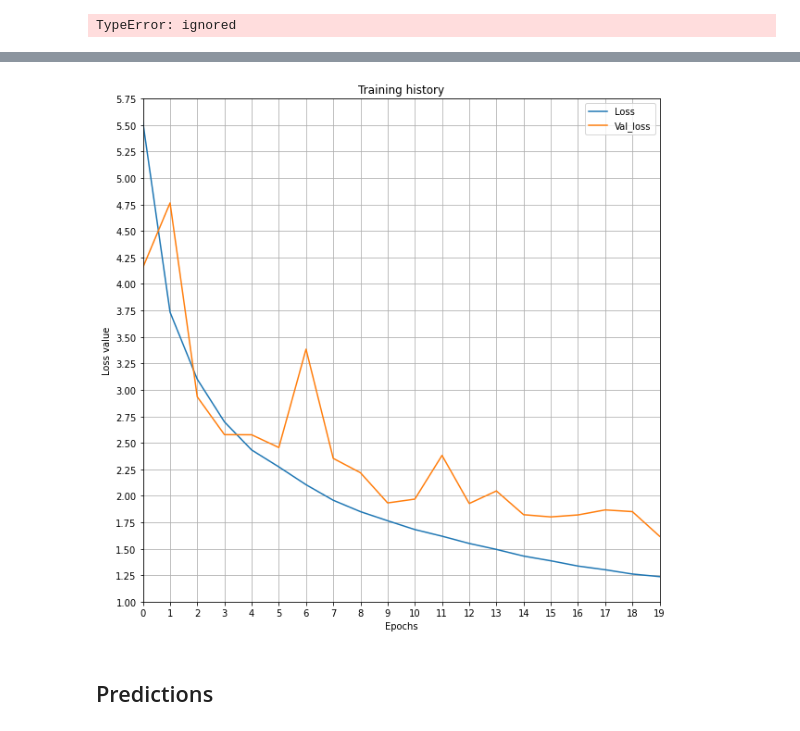
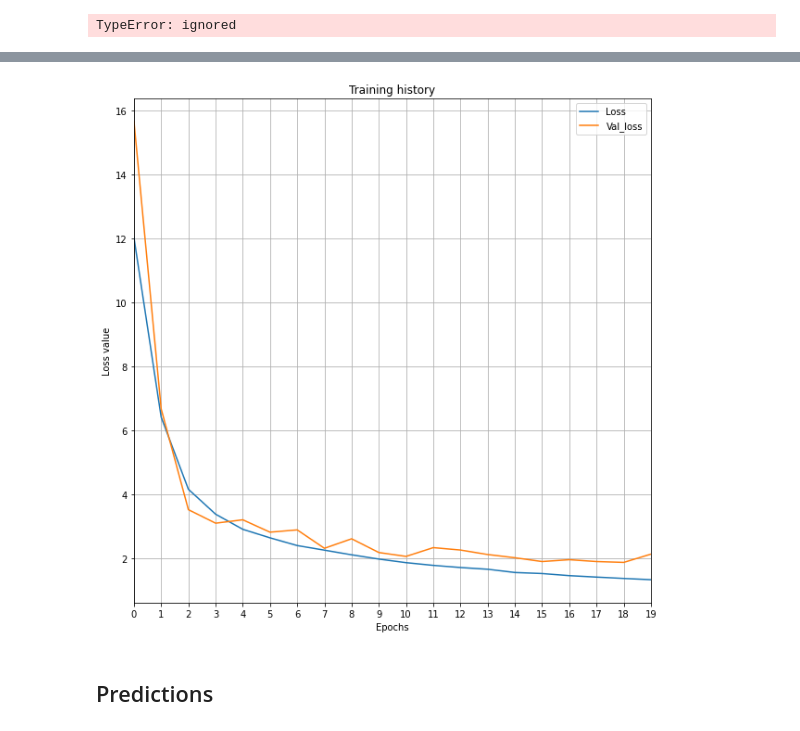
Before and after one commit to Zokoban/pyOCRTEN, a Jupyter notebook: ocr_project.ipynb, the cells around one changed output, grey strips where cells are left out. Drawn from its saved outputs; the diff is of its cells as text; code cells hidden in the pictures.

```diff
--- a/ocr_project.ipynb
+++ b/ocr_project.ipynb
@@ -253,8 +253,9 @@ for j, i in enumerate(np.random.randint(low=0, high=len(X_t), size=[6])):
 #############
 
 import string
-charList = list(string.ascii_lowercase)
-
+#charList = list(string.ascii_lowercase)
+#charList = list('!\'.?abcdefghijklmnopqrstuvwxyz')
+charList = list(' !"#$%&\'()*+,-./0123456789:;<=>?@ABCDEFGHIJKLMNOPQRSTUVWXYZ[\\]^_`abcdefghijklmnopqrstuvwxyz{|}~')
 #------------------------------------------------
 
 def encode_labels(labels):
@@ -275,7 +276,7 @@ def encode_labels(labels):
 dataset_train = dataset_train.map(lambda X,y : [X, encode_labels(y)])
 
 # Encode of y_test
-#dataset_test = dataset_test.map(lambda X,y : [X, encode_labels(y)])
+dataset_validation = dataset_test.map(lambda X,y : [X, encode_labels(y)])
 
 #--------------------------------------------------------------------
 
@@ -286,7 +287,14 @@ dataset_train = dataset_train.map(lambda X,y : [X, encode_labels(y)])
 a = encode_labels(y_train[:10])
 
 print(y_train[:10])
-tf.sparse.to_dense(a).numpy()
+print(tf.sparse.to_dense(a).numpy())
+
+x=15
+a = encode_labels(y_test[x:x+10])
+
+print("\n-------------------------------------------\n",y_test[x:x+10])
+
+print(tf.sparse.to_dense(a).numpy())
 
 #------------------------------------------------------------------
 # %% [output]
@@ -607,7 +616,7 @@ TypeError: ignored
 
 save_model_var=True
 epochs = 20
-name_model = "CRNN_1_2410"
+name_model = "CRNN_2_2410"
 
 #---------------------------------------------------
 from google.colab import drive
@@ -617,7 +626,7 @@ import pickle
 #########################
 
 #Training of model 3
-training_history=model_CRNN_1.fit(dataset_train,epochs=epochs, validation_data=dataset_test)
+training_history=model_CRNN_1.fit(dataset_train,epochs=epochs, validation_data=dataset_validation)
 
 #---------------------------------------------------------
 #########################
@@ -658,30 +667,30 @@ Mounted at /drive
 # %%
 #############
 # Variables #
 #############
 
 history= training_history.history
 
 #-------------------------------------
 ################################
 # Display of Training history  #
 ################################
 
 plt.figure(figsize=(10,10))
 
 plt.plot(history["loss"],label="Loss")
 plt.plot(history["val_loss"],label="Val_loss")
 
 plt.legend()
 plt.xticks(np.arange(0,20,1));
-plt.yticks(np.arange(1,6,0.25))
+
 plt.xlim([0,19]);
 plt.grid()
 plt.xlabel("Epochs")
 plt.ylabel("Loss value");
 plt.title("Training history");
 # %% [output]
-[figure, old version]
+[figure, new version]
 # %% [markdown]
 ## Predictions
 # %%
```
Also changed, not shown: parts of 8 cells of this notebook.
